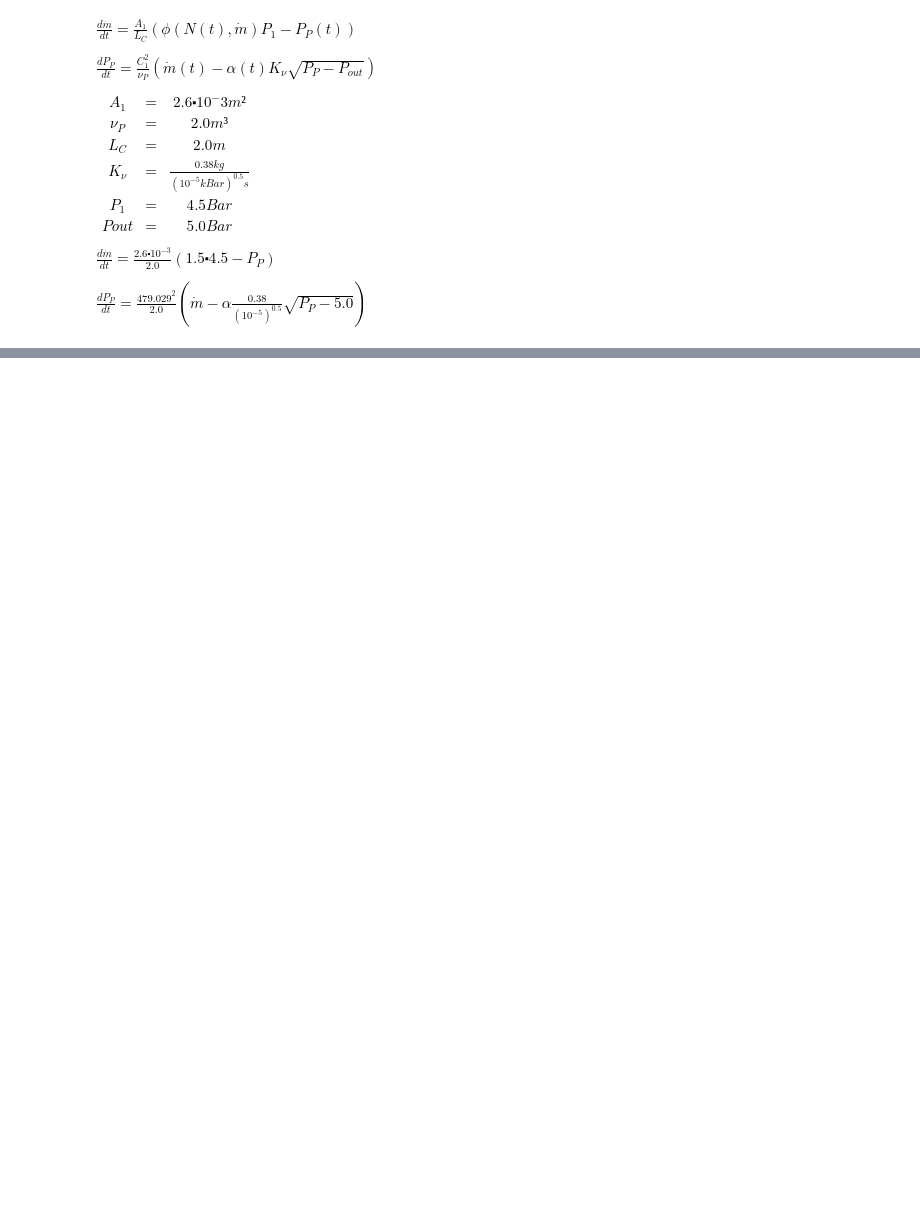
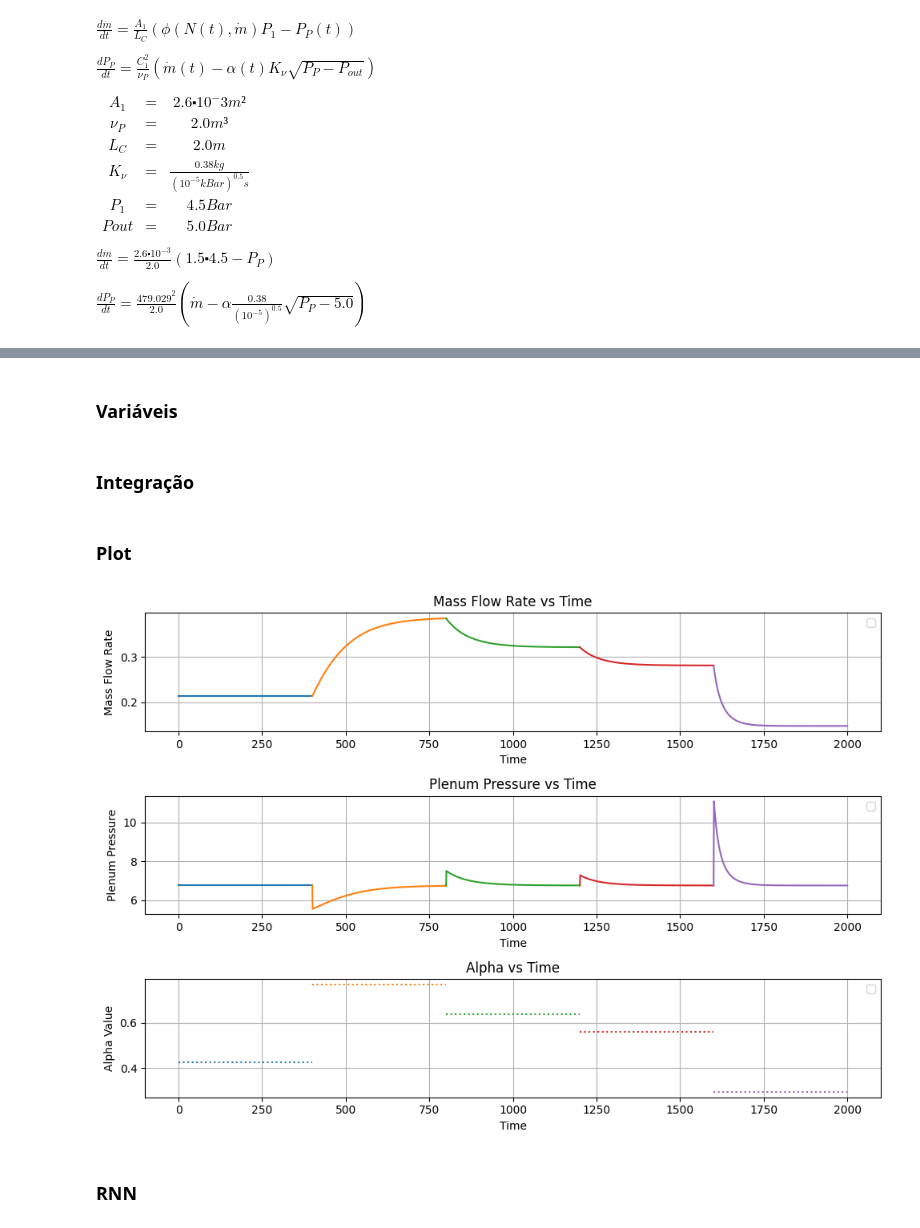
Before and after one commit to Guilhos/UFBA, a Jupyter notebook: NN/SistemaEDORodrigo.ipynb, the cells around one changed output, grey strips where cells are left out. Saved outputs shown, nothing was run; the diff lists cells and outputs as text; code cells hidden in the pictures; blank space fills up the shorter version.

```diff
--- a/NN/SistemaEDORodrigo.ipynb
+++ b/NN/SistemaEDORodrigo.ipynb
@@ -97,0 +27,2 @@ ValueError: Data cardinality is ambiguous. Make sure all arrays contain the same
+# %% [markdown]
+### Variáveis
@@ -97,0 +66,2 @@ ValueError: Data cardinality is ambiguous. Make sure all arrays contain the same
+# %% [markdown]
+### Integração
@@ -97,0 +91,40 @@ ValueError: Data cardinality is ambiguous. Make sure all arrays contain the same
+# %% [markdown]
+### Plot
+# %%
+# Cria uma figura com subplots
+fig, axs = plt.subplots(3, 1, figsize=(10, 7))
+
+# Gráfico da Taxa de Fluxo vs. Tempo
+for i in range(0, 5):
+    axs[0].plot(interval[i], np.squeeze(mFlowRate_values[i]))
+axs[0].grid(True)
+axs[0].set_xlabel('Time')
+axs[0].set_ylabel('Mass Flow Rate')
+axs[0].set_title('Mass Flow Rate vs Time')
+axs[0].legend()
+
+# Gráfico da Pressão do Plenum vs. Tempo
+for i in range(0, 5):
+    axs[1].plot(interval[i], np.squeeze(plenumPressure_values[i]))
+axs[1].grid(True)
+axs[1].set_xlabel('Time')
+axs[1].set_ylabel('Plenum Pressure')
+axs[1].set_title('Plenum Pressure vs Time')
+axs[1].legend()
+
+# Gráfico dos Valores de Alpha vs. Tempo
+for i in range(0, 5):
+    axs[2].plot(interval[i], np.squeeze(alpha_values[i]), linestyle=':')
+axs[2].grid(True)
+axs[2].set_xlabel('Time')
+axs[2].set_ylabel('Alpha Value')
+axs[2].set_title('Alpha vs Time')
+axs[2].legend()
+
+# Ajusta o layout e exibe os gráficos
+plt.tight_layout()
+plt.show()
+# %% [output]
+[figure, added]
+# %% [markdown]
+### RNN
```
Also changed, not shown: parts of 6 cells of this notebook, 1 other file.
